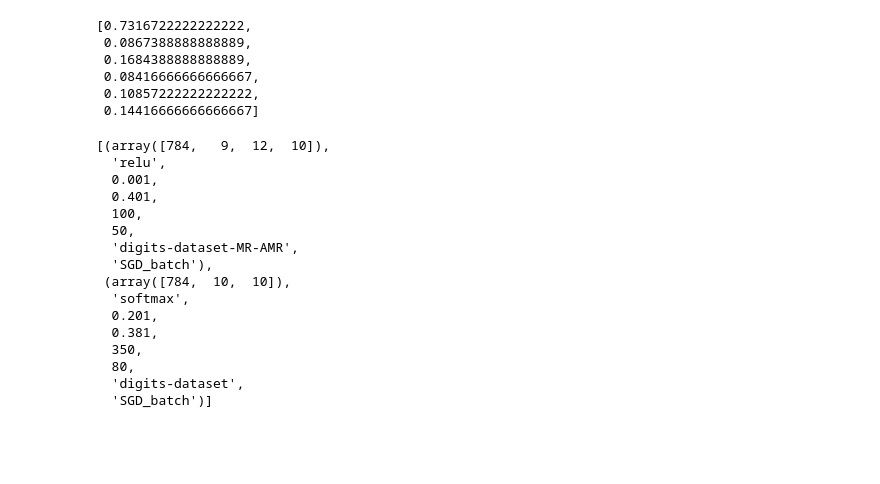
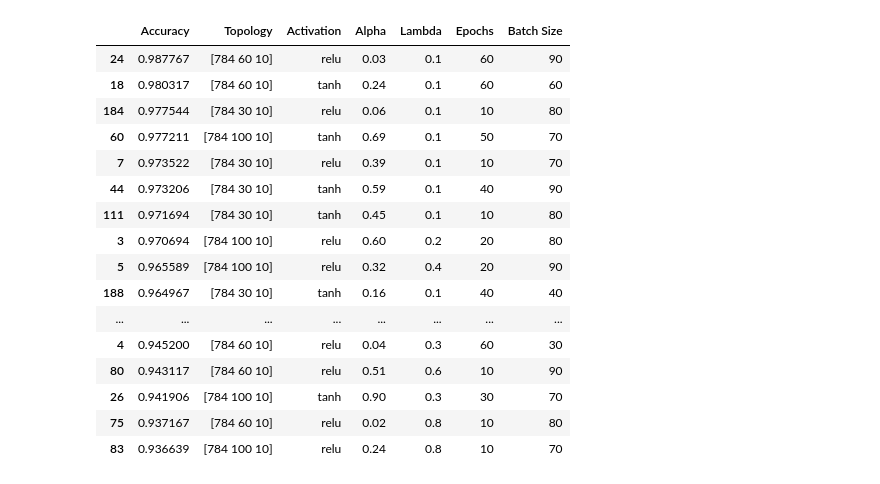
Before and after one commit to villamil/water-meter, a Jupyter notebook: digits.ipynb, the cells around one changed output. Saved outputs shown, nothing was run; the diff lists cells and outputs as text; code cells hidden in the pictures; blank space fills up the shorter version.

```diff
--- a/digits.ipynb
+++ b/digits.ipynb
@@ -499,28 +477,40 @@ Run .No 199
-# %%
-accuracies
-# %% [output]
-[0.7316722222222222,
- 0.0867388888888889,
- 0.1684388888888889,
- 0.08416666666666667,
- 0.10857222222222222,
- 0.14416666666666667]
-# %%
-used_hypers
-# %% [output]
-[(array([784,   9,  12,  10]),
-  'relu',
-  0.001,
-  0.401,
-  100,
-  50,
-  'digits-dataset-MR-AMR',
-  'SGD_batch'),
- (array([784,  10,  10]),
-  'softmax',
-  0.201,
-  0.381,
-  350,
-  80,
-  'digits-dataset',
-  'SGD_batch')]
+# %%
+accuracies_1_df = pd.read_csv('./grid-search-results/accuracies-1620422914.159458.csv', index_col=0)
+accuracies_2_df = pd.read_csv('./grid-search-results/accuracies-1620447350.21471.csv', index_col=0)
+accuracies_3_df = pd.read_csv('./grid-search-results/accuracies-1620515065.929759.csv', index_col=0)
+
+params_1_df = pd.read_csv('./grid-search-results/used_hypers-1620422914.159458.csv', index_col=0)
+params_2_df = pd.read_csv('./grid-search-results/used_hypers-1620447350.21471.csv', index_col=0)
+params_3_df = pd.read_csv('./grid-search-results/used_hypers-1620515065.929759.csv', index_col=0)
+
+columns = ['Accuracy', 'Topology', 'Activation', 'Alpha', 'Lambda', 'Epochs', 'Batch Size']
+
+
+tmp1 = pd.concat([accuracies_1_df, params_1_df], axis=1)
+tmp2 = pd.concat([accuracies_2_df, params_2_df], axis=1)
+tmp3 = pd.concat([accuracies_3_df, params_3_df], axis=1)
+
+grid_search_results = pd.concat([tmp1, tmp2, tmp3])
+grid_search_results.columns = columns
+
+grid_search_results = grid_search_results.sort_values(by=['Accuracy'], ascending=False)
+grid_search_results.to_csv('./grid-search-results/grid_search_results.csv')
+grid_search_results.head(20)
+# %% [output]
+|  | Accuracy | Topology | Activation | Alpha | Lambda | Epochs | Batch Size |
+| 24 | 0.987767 | [784 60 10] | relu | 0.03 | 0.1 | 60 | 90 |
+| 18 | 0.980317 | [784 60 10] | tanh | 0.24 | 0.1 | 60 | 60 |
+| 184 | 0.977544 | [784 30 10] | relu | 0.06 | 0.1 | 10 | 80 |
+| 60 | 0.977211 | [784 100 10] | tanh | 0.69 | 0.1 | 50 | 70 |
+| 7 | 0.973522 | [784 30 10] | relu | 0.39 | 0.1 | 10 | 70 |
+| 44 | 0.973206 | [784 30 10] | tanh | 0.59 | 0.1 | 40 | 90 |
+| 111 | 0.971694 | [784 30 10] | tanh | 0.45 | 0.1 | 10 | 80 |
+| 3 | 0.970694 | [784 100 10] | relu | 0.60 | 0.2 | 20 | 80 |
+| 5 | 0.965589 | [784 100 10] | relu | 0.32 | 0.4 | 20 | 90 |
+| 188 | 0.964967 | [784 30 10] | tanh | 0.16 | 0.1 | 40 | 40 |
+| ... | ... | ... | ... | ... | ... | ... | ... |
+| 4 | 0.945200 | [784 60 10] | relu | 0.04 | 0.3 | 60 | 30 |
+| 80 | 0.943117 | [784 60 10] | relu | 0.51 | 0.6 | 10 | 90 |
+| 26 | 0.941906 | [784 100 10] | tanh | 0.90 | 0.3 | 30 | 70 |
+| 75 | 0.937167 | [784 60 10] | relu | 0.02 | 0.8 | 10 | 80 |
+| 83 | 0.936639 | [784 100 10] | relu | 0.24 | 0.8 | 10 | 70 |
```
Also changed, not shown: parts of 20 cells of this notebook, 19 other files.
